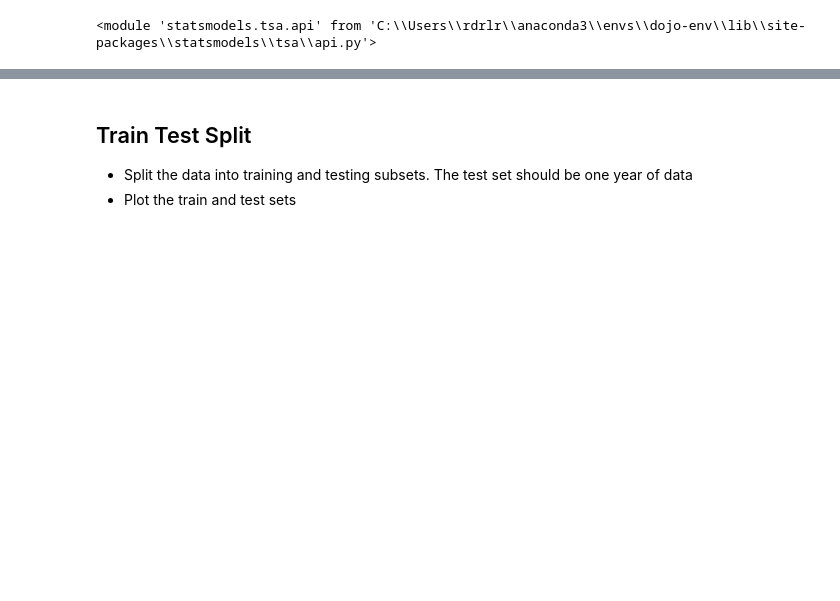
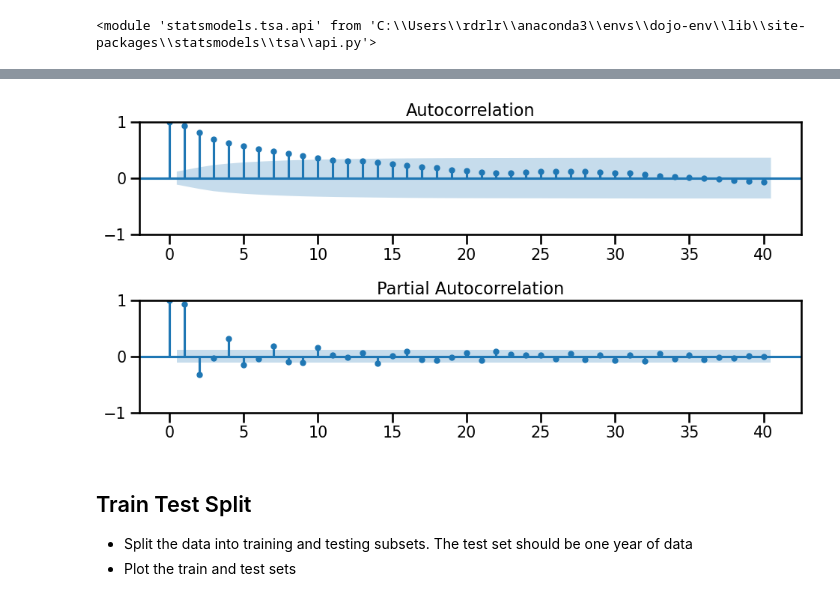
Before and after one commit to lrnrdr/CORE-Gridsearch-SARIMA-Models, a Jupyter notebook: Core Gridseach SARIMA Models.ipynb, the cells around one changed output, grey strips where cells are left out. Cells and saved outputs as stored; diff of their text form; code cells hidden in the pictures; blank space fills up the shorter version.

```diff
--- a/Core Gridseach SARIMA Models.ipynb
+++ b/Core Gridseach SARIMA Models.ipynb
@@ -564,8 +607,11 @@ print(f'D is {D}')
 # %%
 # look at dotted lines show at sesaonal level look at these to choose P and Q
+# removed , m=12, annotate_seas=True because we aren't doing seasonal modeling
 # lower case p and q need to look at whole plot
 # because there is no clear patters on acf and pcf plots will use P,Q,p,q set to 1 on next steps
-plot_acf_pacf(ts_diff, m=12, annotate_seas=True);
+plot_acf_pacf(ts_diff);
+# %% [output]
+[figure, added]
 # %% [markdown]
 ## Train Test Split
 
```
Also changed, not shown: parts of 36 cells of this notebook.
